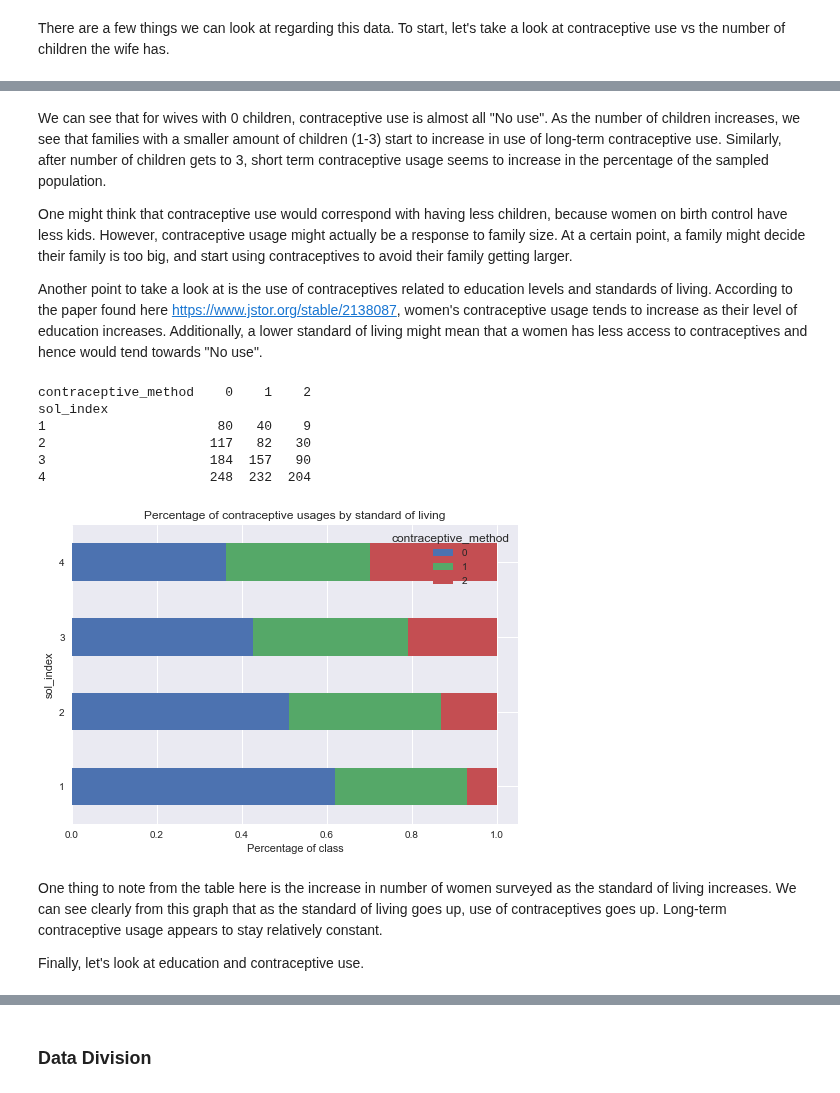
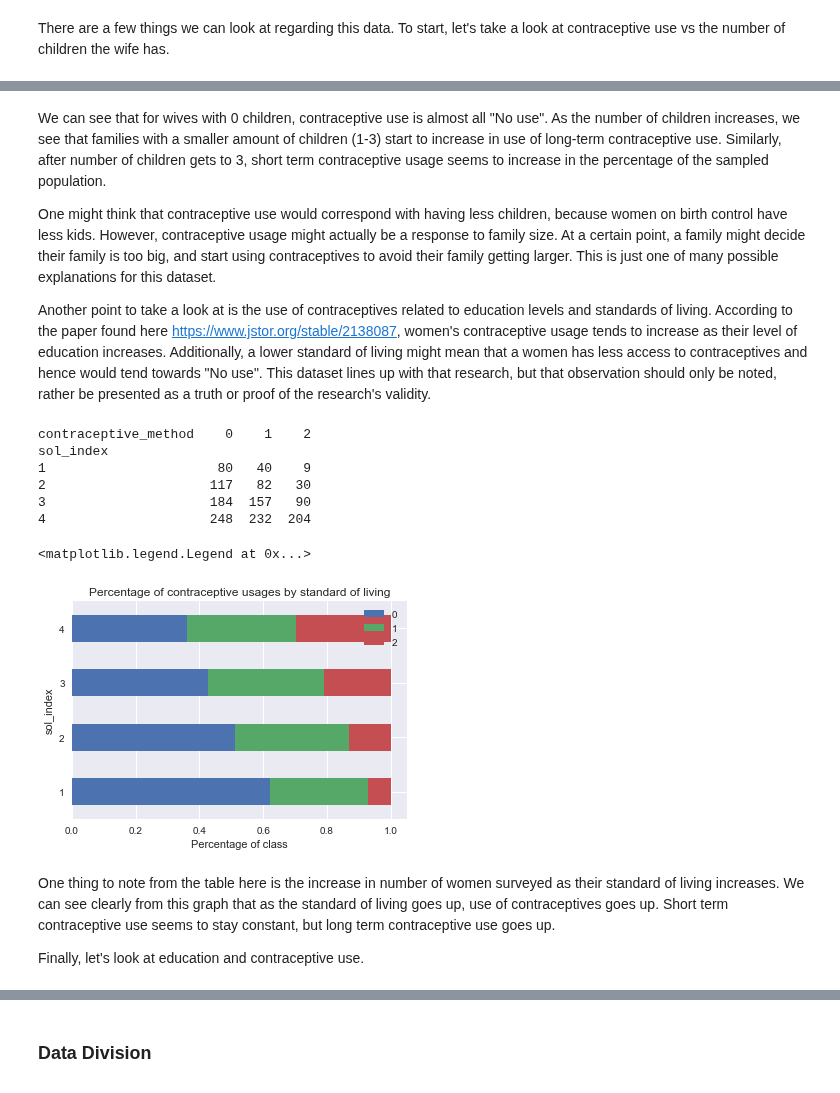
Before and after one commit to Thakugan/machine-learning-notebooks, a Jupyter notebook: 4-extending-logistric-regression/contraceptive-method-choice.ipynb, the cells around one changed output, grey strips where cells are left out. Drawn from its saved outputs; the diff is of its cells as text; code cells hidden in the pictures.

```diff
--- a/4-extending-logistric-regression/contraceptive-method-choice.ipynb
+++ b/4-extending-logistric-regression/contraceptive-method-choice.ipynb
@@ -171,30 +162,32 @@ num_children_percentage.plot(kind="barh", stacked=True)
 # %% [markdown]
 We can see that for wives with 0 children, contraceptive use is almost all "No use". As the number of children increases, we see that families with a smaller amount of children (1-3) start to increase in use of long-term contraceptive use. Similarly, after number of children gets to 3, short term contraceptive usage seems to increase in the percentage of the sampled population.
 
-One might think that contraceptive use would correspond with having less children, because women on birth control have less kids. However, contraceptive usage might actually be a response to family size. At a certain point, a family might decide their family is too big, and start using contraceptives to avoid their family getting larger.
+One might think that contraceptive use would correspond with having less children, because women on birth control have less kids. However, contraceptive usage might actually be a response to family size. At a certain point, a family might decide their family is too big, and start using contraceptives to avoid their family getting larger. This is just one of many possible explanations for this dataset.
 
-Another point to take a look at is the use of contraceptives related to education levels and standards of living. According to the paper found here https://www.jstor.org/stable/2138087, women's contraceptive usage tends to increase as their level of education increases. Additionally, a lower standard of living might mean that a women has less access to contraceptives and hence would tend towards "No use".
+Another point to take a look at is the use of contraceptives related to education levels and standards of living. According to the paper found here https://www.jstor.org/stable/2138087, women's contraceptive usage tends to increase as their level of education increases. Additionally, a lower standard of living might mean that a women has less access to contraceptives and hence would tend towards "No use". This dataset lines up with that research, but that observation should only be noted, rather be presented as a truth or proof of the research's validity.
 # %%
 sol = pd.crosstab([data.sol_index], data.contraceptive_method)
 print (sol)
 # sol_and_education.plot(kind="bar", stacked=True)
 
 sol_percentage = sol.div(sol.sum(axis=1).astype(float),
                              axis=0) # normalize the value
 
 sol_percentage.plot(kind="barh", stacked=True)
 plt.title("Percentage of contraceptive usages by standard of living");
 plt.xlabel("Percentage of class");
+plt.legend()
 # %% [output]
 contraceptive_method    0    1    2
 sol_index
 1                      80   40    9
 2                     117   82   30
 3                     184  157   90
 4                     248  232  204
+<matplotlib.legend.Legend at 0x...>
-[figure, old version]
+[figure, new version]
 # %% [markdown]
-One thing to note from the table here is the increase in number of women surveyed as the standard of living increases. We can see clearly from this graph that as the standard of living goes up, use of contraceptives goes up. Long-term contraceptive usage appears to stay relatively constant.
+One thing to note from the table here is the increase in number of women surveyed as their standard of living increases. We can see clearly from this graph that as the standard of living goes up, use of contraceptives goes up. Short term contraceptive use seems to stay constant, but long term contraceptive use goes up.
 
 Finally, let's look at education and contraceptive use.
 # %%
```
Also changed, not shown: parts of 37 cells of this notebook.
